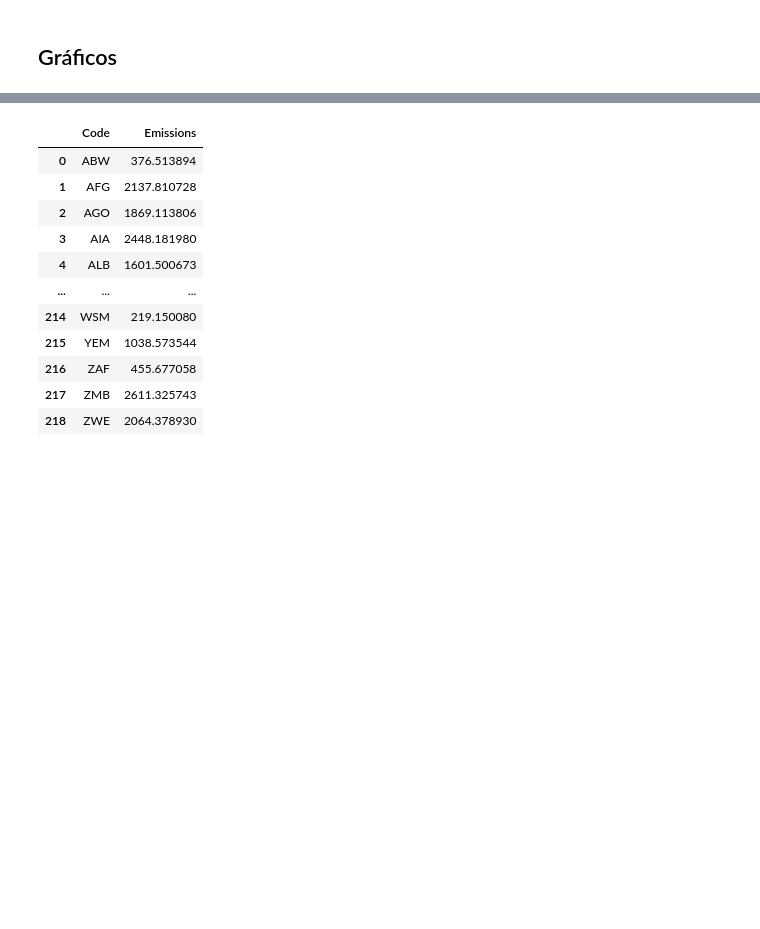
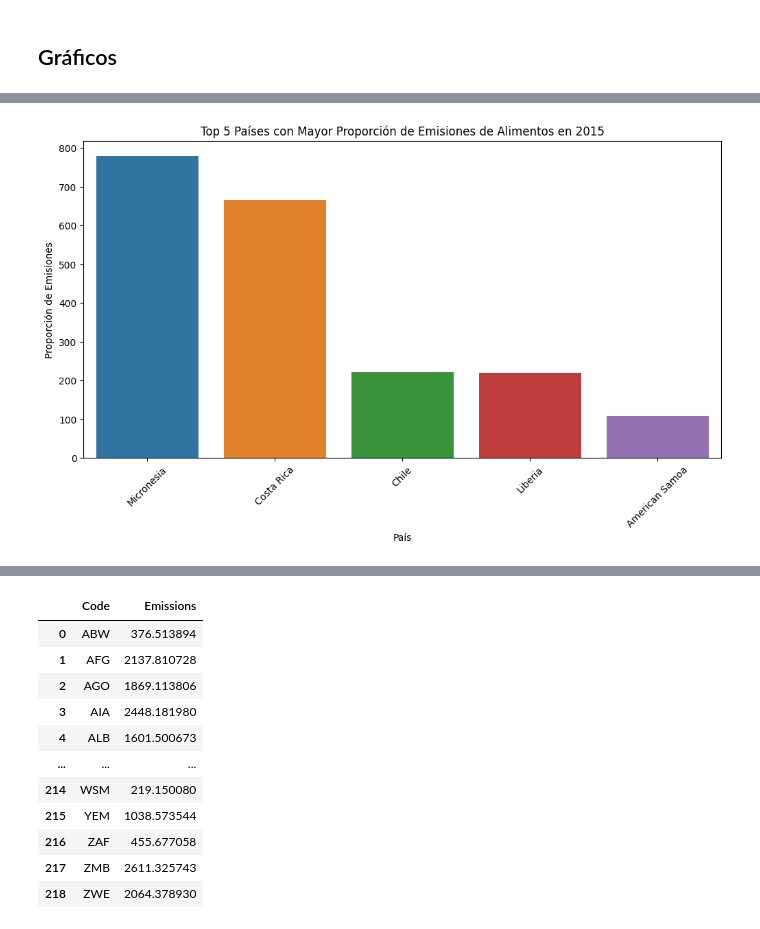
Before and after one commit to MaIsabelSolano/UVG_DS_Lab9, a Jupyter notebook: Lab9.ipynb, the cells around one changed output, grey strips where cells are left out. Drawn from its saved outputs; the diff is of its cells as text; code cells hidden in the pictures; blank space fills up the shorter version.

```diff
--- a/Lab9.ipynb
+++ b/Lab9.ipynb
@@ -111,0 +76,11 @@ from geodatasets import get_path
+# %%
+top_5_2015 = data[data['Year'] == 2015].nlargest(5, "Food's share of total emissions (incl. LULUFC)")
+plt.figure(figsize=(12, 6))
+sns.barplot(x='Entity', y="Food's share of total emissions (incl. LULUFC)", data=top_5_2015)
+plt.xticks(rotation=45)
+plt.title('Top 5 Países con Mayor Proporción de Emisiones de Alimentos en 2015')
+plt.xlabel('País')
+plt.ylabel('Proporción de Emisiones')
+plt.show()
+# %% [output]
+[figure, added]
```
Also changed, not shown: parts of 21 cells of this notebook.
